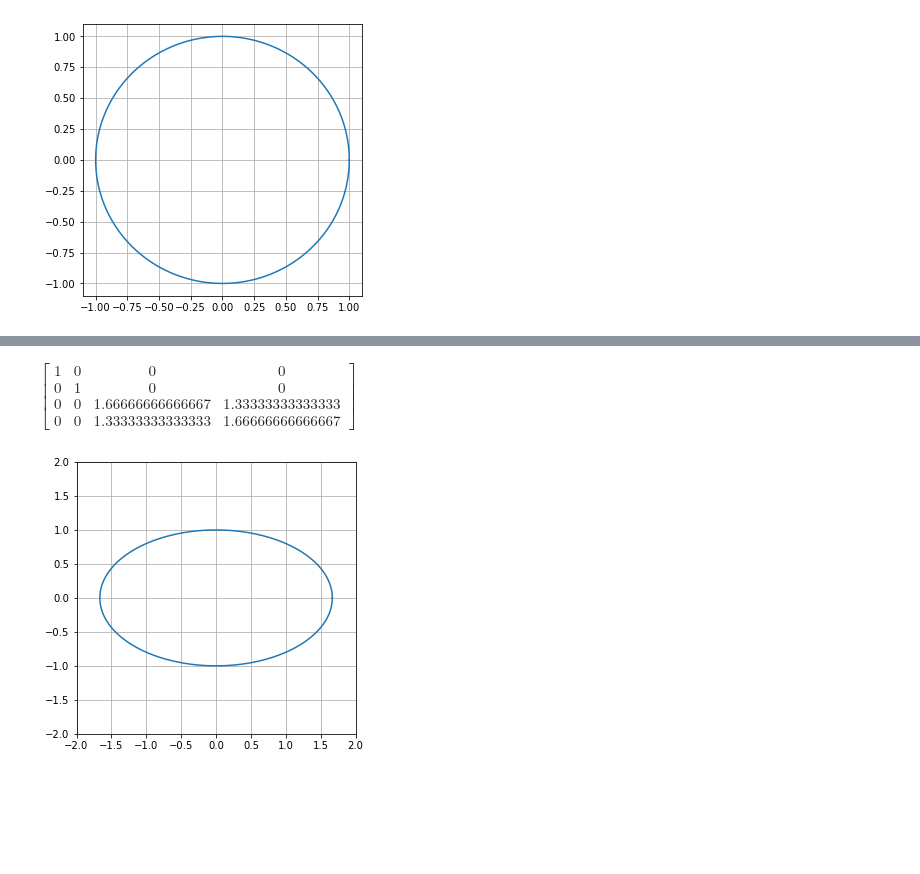
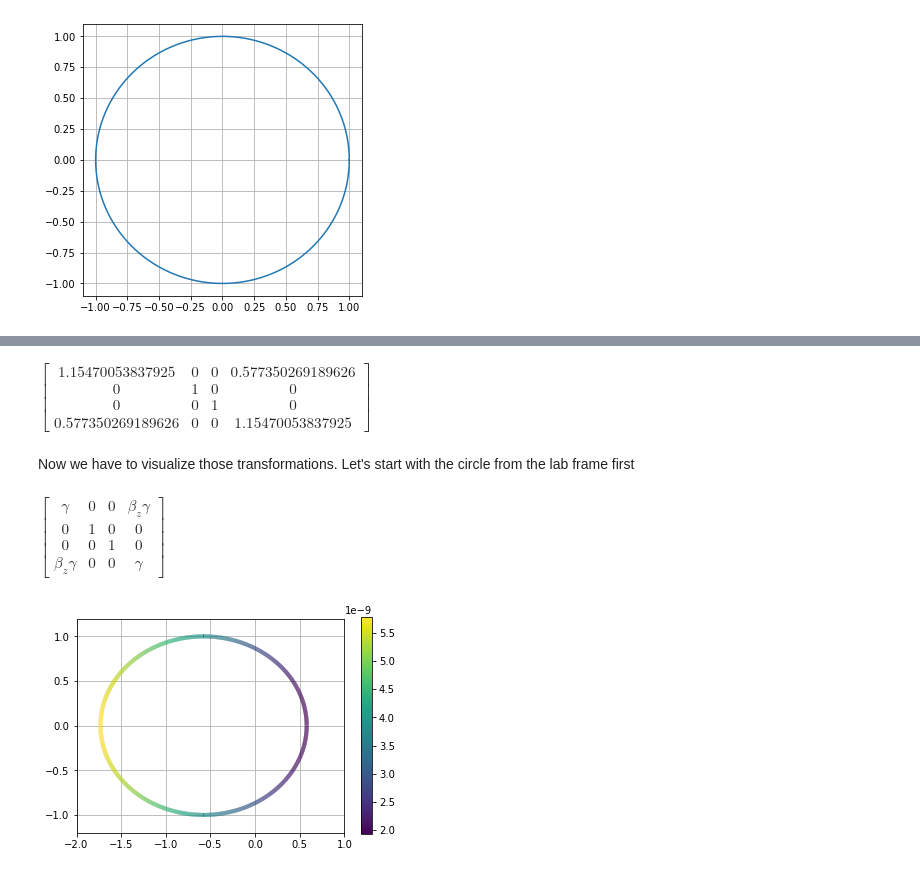
Before and after one commit to Phylex/BeschleunigerPhysik, a Jupyter notebook: Lorentz-Transforms.ipynb, the cells around one changed output, grey strips where cells are left out. Cells and saved outputs as stored; diff of their text form; code cells hidden in the pictures; blank space fills up the shorter version.

```diff
--- a/Lorentz-Transforms.ipynb
+++ b/Lorentz-Transforms.ipynb
@@ -245,0 +248,2 @@ substitute_to_v = lambda i, j: substitute_in_matrix(L_z, {gamma:formulars[gamma]
+# %%
+reflection_events = [Matrix([1, 0, y_c, z_c]) for y_c, z_c in zip(y_coord, z_coord)]
@@ -252,10 +365,8 @@ $\displaystyle \left[\begin{matrix}1 & 0 & 0 & 0\\0 & 1 & 0 & 0\\0 & 0 & \frac{1
 # %%
 # nun muss noch c und v_z ein wert zugewiesen werden und wir koennen die koordinaten transformieren, wir verwenden
 # dafuer wieder den substitutionsmechanismus den wir oben verwendet haben
-speed_of_light = 300000000
-fraction_of_c = 0.8
-eval_L_z = L_z_reformulated.applyfunc(lambda x: x.subs(v_z, fraction_of_c*speed_of_light))
+eval_L_z = L_z_reformulated.applyfunc(lambda x: x.subs(v_z, speed_of_electron))
 eval_L_z = eval_L_z.applyfunc(lambda x: x.subs(c, speed_of_light))
 eval_L_z
 # %% [output]
-$\displaystyle \left[\begin{matrix}1 & 0 & 0 & 0\\0 & 1 & 0 & 0\\0 & 0 & 1.66666666666667 & 1.33333333333333\\0 & 0 & 1.33333333333333 & 1.66666666666667\end{matrix}\right]$
+$\displaystyle \left[\begin{matrix}1.15470053837925 & 0 & 0 & 0.577350269189626\\0 & 1 & 0 & 0\\0 & 0 & 1 & 0\\0.577350269189626 & 0 & 0 & 1.15470053837925\end{matrix}\right]$
@@ -266,8 +373,35 @@ z_coord_transformed = [(eval_L_z*Matrix([0, y_coord[i], z_coord[i], 0])).row(2)[
-# %%
-fig = plt.figure(figsize=(5,5))
-plt.xlim(-2, 2)
-plt.ylim(-2, 2)
-plt.plot(z_coord_transformed, y_coord_transformed)
-plt.grid()
-# %% [output]
-[figure, removed]
+# %%
+# now that we have a numericaly evaluated lorentz transform we need to apply it.
+transformed_reflection_events = [eval_L_z.inv()*revent for revent in reflection_events]
+transformed_arrival_events = [eval_L_z.inv()*aevent for aevent in arrival_events]
+# %% [markdown]
+Now we have to visualize those transformations. Let's start with the circle from the lab frame first
+# %%
+L_z
+# %% [output]
+$\displaystyle \left[\begin{matrix}\gamma & 0 & 0 & \beta_{z} \gamma\\0 & 1 & 0 & 0\\0 & 0 & 1 & 0\\\beta_{z} \gamma & 0 & 0 & \gamma\end{matrix}\right]$
+# %%
+_y_coord = np.array([event[2] for event in transformed_reflection_events])
+_z_coord = np.array([event[3] for event in transformed_reflection_events])
+_t_coord = np.array([float((event[0]/speed_of_light).evalf()) for event in transformed_reflection_events])
+
+t_means = 0.5*(_t_coord[1:]+_t_coord[:-1])
+# we will color the points with the time of reflection in this plot
+points = np.array([_z_coord, _y_coord]).T.reshape(-1, 1, 2)
+segments = np.concatenate([points[:-1], points[1:]], axis=1)
+
+fig, ax = plt.subplots()
+ax.set_aspect('equal')
+plt.grid()
+plt.xlim(-2, 1)
+plt.ylim(-1.2, 1.2)
+
+norm = plt.Normalize(t_means.min(), t_means.max())
+lc = LineCollection(segments, cmap='viridis', norm=norm)
+lc.set_array(t_means)
+lc.set_linewidth(4)
+line_ = ax.add_collection(lc)
+fig.colorbar(line_, ax=ax)
+plt.show()
+# %% [output]
+[figure, added]
```
Also changed, not shown: parts of 39 cells of this notebook, 1 other file.
